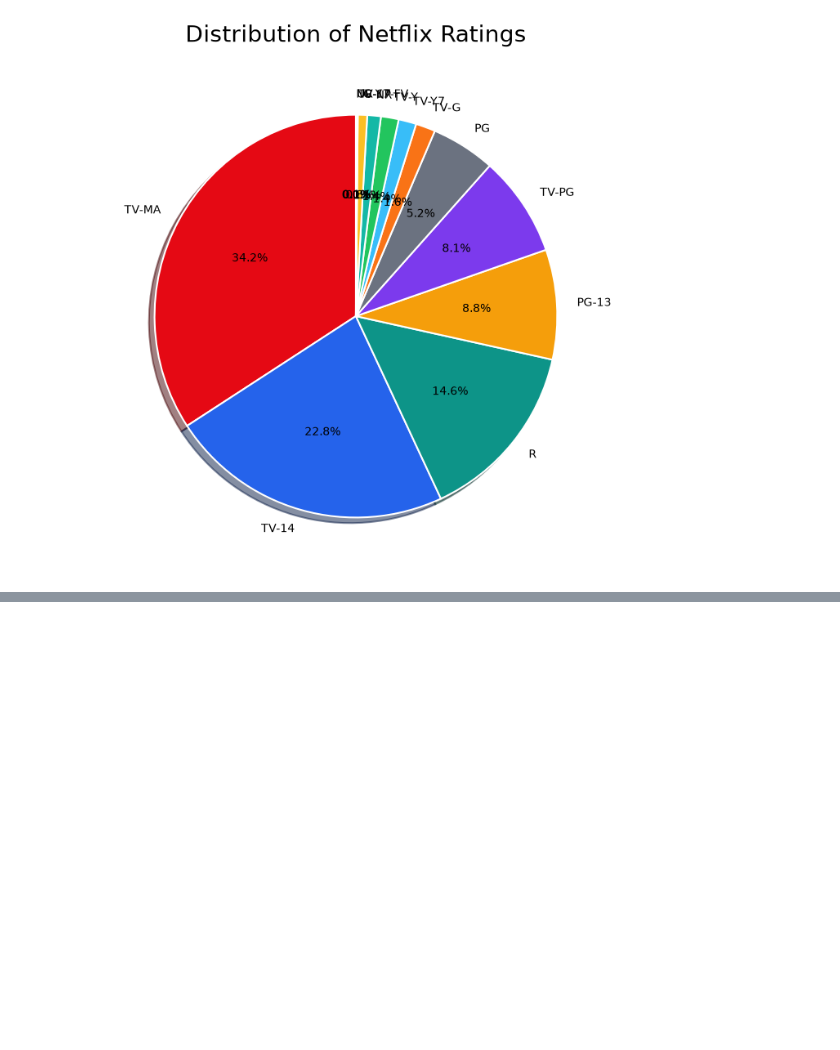
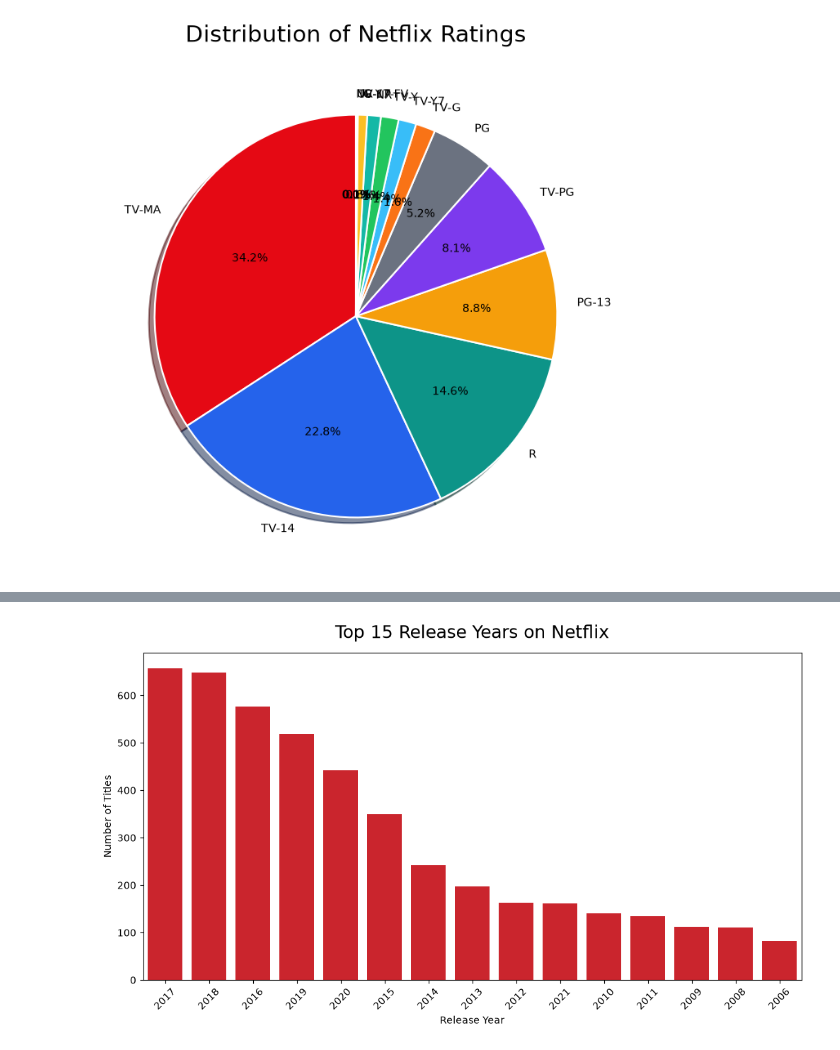
Before and after one commit to mdraihanmostafa746-coder/Netflix-Data-Analysis, a Jupyter notebook: notebooks/netflix_analysis.ipynb, the cells around one changed output, grey strips where cells are left out. Drawn from its saved outputs; the diff is of its cells as text; code cells hidden in the pictures; blank space fills up the shorter version.

Commit message:
Complete data cleaning and exploratory data analysis

```diff
--- a/notebooks/netflix_analysis.ipynb
+++ b/notebooks/netflix_analysis.ipynb
@@ -318,0 +345,18 @@ plt.show()
+# %%
+plt.figure(figsize=(12, 6))
+
+sns.countplot(
+    x='release_year',
+    data=df,
+    order=df['release_year'].value_counts().head(15).index,
+    color='#E50914'
+)
+
+plt.title('Top 15 Release Years on Netflix', fontsize=18, pad=15)
+plt.xlabel('Release Year')
+plt.ylabel('Number of Titles')
+plt.xticks(rotation=45)
+
+plt.show()
+# %% [output]
+[figure, added]
```
Also changed, not shown: parts of 16 cells of this notebook, 4 other files.
